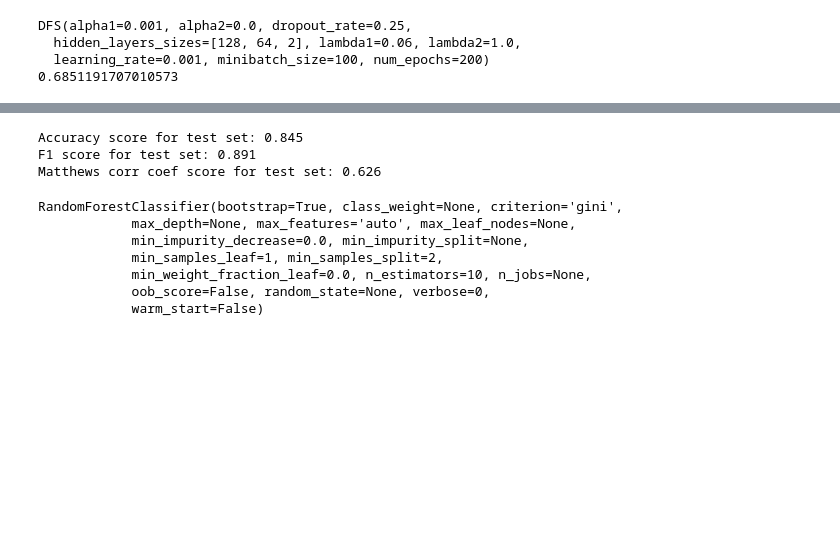
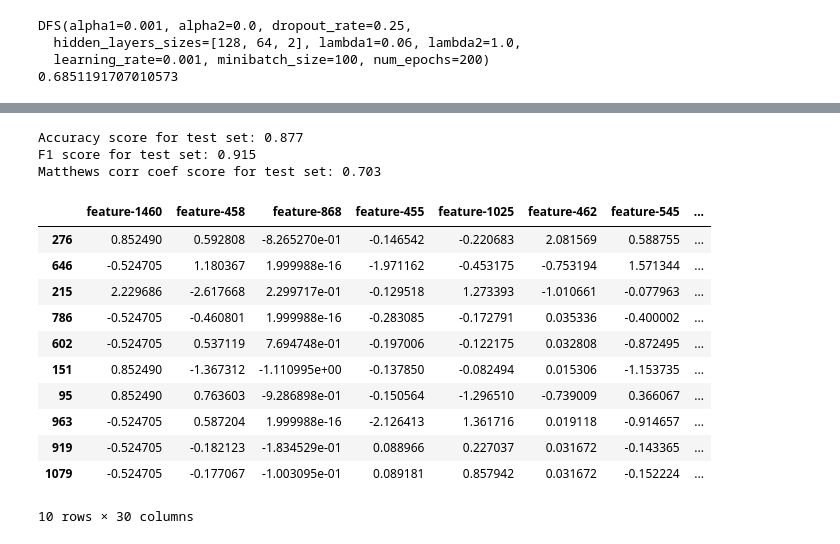
Before and after one commit to alexkats/DFS, a Jupyter notebook: Test task.ipynb, the cells around one changed output, grey strips where cells are left out. Saved outputs shown, nothing was run; the diff lists cells and outputs as text; code cells hidden in the pictures; blank space fills up the shorter version.

```diff
--- a/Test task.ipynb
+++ b/Test task.ipynb
@@ -358,0 +357,3 @@ RandomForestClassifier(bootstrap=True, class_weight=None, criterion='gini',
+# %%
+clf_rfc = create_rfc()
+clf_rfc.fit(X_train, y_train)
@@ -358,0 +373,4 @@ RandomForestClassifier(bootstrap=True, class_weight=None, criterion='gini',
+# %%
+rfc = clf_rfc.best_estimator_
+print(clf_rfc.best_estimator_)
+print(clf_rfc.best_score_)
@@ -359,16 +386,34 @@ RandomForestClassifier(bootstrap=True, class_weight=None, criterion='gini',
 # %%
-calc_metrics(y_test, rfc.predict(X_test))
+calc_metrics(y_test, clf_rfc.predict(X_test))
 # %% [output]
-Accuracy score for test set: 0.845
-F1 score for test set: 0.891
-Matthews corr coef score for test set: 0.626
+Accuracy score for test set: 0.877
+F1 score for test set: 0.915
+Matthews corr coef score for test set: 0.703
-# %%
-rfc.fit(X_train_extr, y_train)
-# %% [output]
-RandomForestClassifier(bootstrap=True, class_weight=None, criterion='gini',
-            max_depth=None, max_features='auto', max_leaf_nodes=None,
-            min_impurity_decrease=0.0, min_impurity_split=None,
-            min_samples_leaf=1, min_samples_split=2,
-            min_weight_fraction_leaf=0.0, n_estimators=10, n_jobs=None,
-            oob_score=False, random_state=None, verbose=0,
-            warm_start=False)
+# %%
+def extract_features_rfc(X, w, n_f):
+    res = sorted(zip(X.columns, w), key=lambda x: abs(x[1]))
+    return [(res[-i][0], res[-i][1]) for i in range(1, n_f + 1)]
+
+best_rfc_features_train = extract_features(X_train, rfc.feature_importances_, 30)
+best_rfc_features_test = extract_features(X_test, rfc.feature_importances_, 30)
+# %%
+def get_extracted_X_rfc(X, f):
+    names = [x[0] for x in f]
+    return X[names]
+
+X_train_extr_rfc = get_extracted_X(X_train, best_rfc_features_train)
+X_test_extr_rfc = get_extracted_X(X_test, best_rfc_features_test)
+X_train_extr_rfc.head(10)
+# %% [output]
+|  | feature-1460 | feature-458 | feature-868 | feature-455 | feature-1025 | feature-462 | feature-545 | ... |
+| 276 | 0.852490 | 0.592808 | -8.265270e-01 | -0.146542 | -0.220683 | 2.081569 | 0.588755 | ... |
+| 646 | -0.524705 | 1.180367 | 1.999988e-16 | -1.971162 | -0.453175 | -0.753194 | 1.571344 | ... |
+| 215 | 2.229686 | -2.617668 | 2.299717e-01 | -0.129518 | 1.273393 | -1.010661 | -0.077963 | ... |
+| 786 | -0.524705 | -0.460801 | 1.999988e-16 | -0.283085 | -0.172791 | 0.035336 | -0.400002 | ... |
+| 602 | -0.524705 | 0.537119 | 7.694748e-01 | -0.197006 | -0.122175 | 0.032808 | -0.872495 | ... |
+| 151 | 0.852490 | -1.367312 | -1.110995e+00 | -0.137850 | -0.082494 | 0.015306 | -1.153735 | ... |
+| 95 | 0.852490 | 0.763603 | -9.286898e-01 | -0.150564 | -1.296510 | -0.739009 | 0.366067 | ... |
+| 963 | -0.524705 | 0.587204 | 1.999988e-16 | -2.126413 | 1.361716 | 0.019118 | -0.914657 | ... |
+| 919 | -0.524705 | -0.182123 | -1.834529e-01 | 0.088966 | 0.227037 | 0.031672 | -0.143365 | ... |
+| 1079 | -0.524705 | -0.177067 | -1.003095e-01 | 0.089181 | 0.857942 | 0.031672 | -0.152224 | ... |
+10 rows × 30 columns
```
Also changed, not shown: parts of 15 cells of this notebook.
